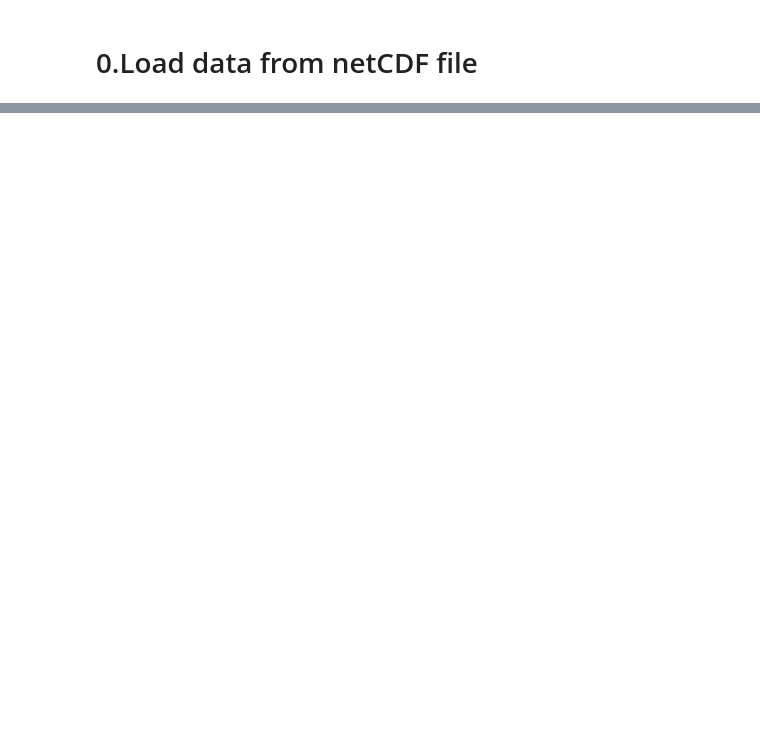
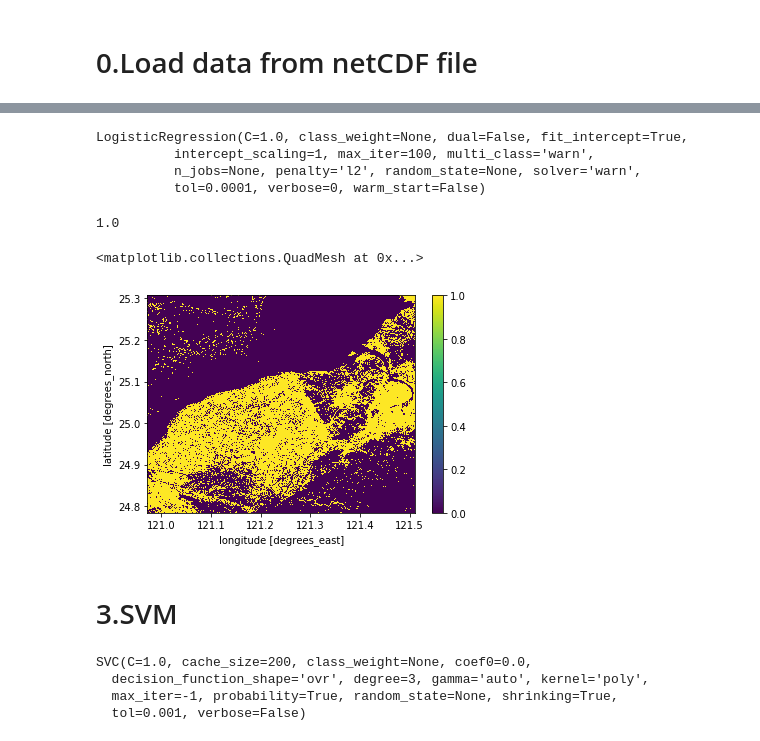
Before and after one commit to h920032/TWDC_workshop, a Jupyter notebook: 04Sklearn_example.ipynb, the cells around one changed output, grey strips where cells are left out. Drawn from its saved outputs; the diff is of its cells as text; code cells hidden in the pictures; blank space fills up the shorter version.

```diff
--- a/04Sklearn_example.ipynb
+++ b/04Sklearn_example.ipynb
@@ -79,0 +117,3 @@ def write_geotiff(fname, data, geo_transform, projection):
+# %%
+new = city_df.append(wild_df, ignore_index=True)
+new
@@ -79,0 +139,39 @@ def write_geotiff(fname, data, geo_transform, projection):
+# %%
+from sklearn.model_selection import train_test_split
+y = pd.DataFrame(new['label'])
+x1_train, x1_test, y1_train, y1_test = train_test_split(new.drop(['label'], axis = 1), y,test_size=0.2, random_state=42)
+# %%
+from sklearn.linear_model import LogisticRegression
+from sklearn.metrics import accuracy_score
+model = LogisticRegression()
+model.fit(x1_train, y1_train.values.flatten())
+# %% [output]
+LogisticRegression(C=1.0, class_weight=None, dual=False, fit_intercept=True,
+          intercept_scaling=1, max_iter=100, multi_class='warn',
+          n_jobs=None, penalty='l2', random_state=None, solver='warn',
+          tol=0.0001, verbose=0, warm_start=False)
+# %%
+predicted_classes = model.predict(x1_test)
+accuracy = accuracy_score(y1_test.values.flatten(),predicted_classes)
+accuracy
+# %% [output]
+1.0
+# %%
+sample_CL = model.predict(sample_df).reshape(CF_sample.green.values.shape)
+# %%
+result = xr.DataArray(sample_CL, coords = CF_sample.coords)
+result.plot()
+# %% [output]
+<matplotlib.collections.QuadMesh at 0x...>
+[figure, added]
+# %% [markdown]
+# 3.SVM
+# %%
+from sklearn.svm import SVC
+clf = SVC(gamma='auto',kernel='poly',probability=True)
+clf.fit(x1_train, y1_train.values.flatten())
+# %% [output]
+SVC(C=1.0, cache_size=200, class_weight=None, coef0=0.0,
+  decision_function_shape='ovr', degree=3, gamma='auto', kernel='poly',
+  max_iter=-1, probability=True, random_state=None, shrinking=True,
+  tol=0.001, verbose=False)
```
Also changed, not shown: parts of 30 cells of this notebook, 2 other files.
